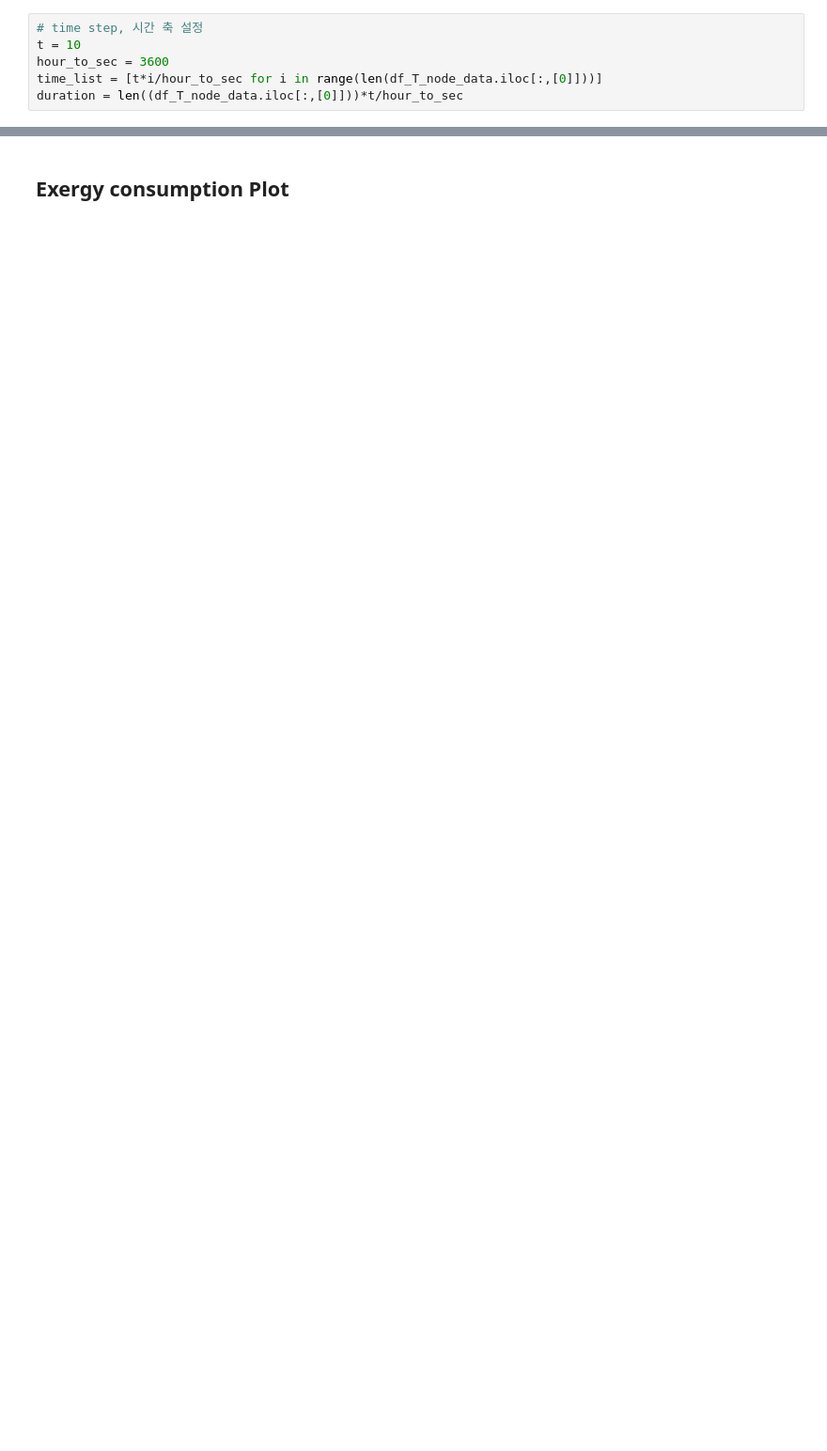
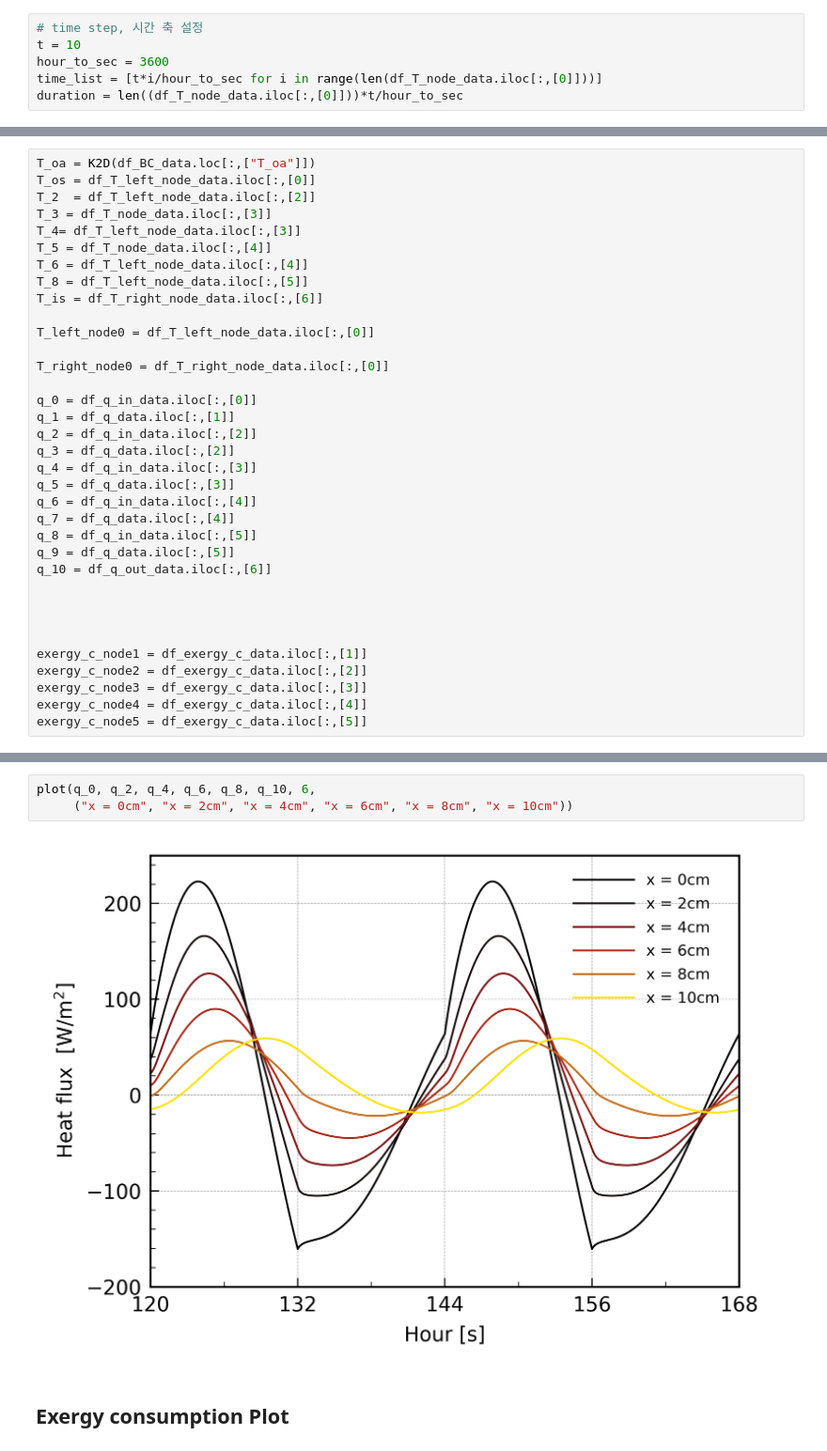
Before and after one commit to binbinbon/CAP_project, a Jupyter notebook: coding/엑서지 플랏.ipynb, the cells around one changed output, grey strips where cells are left out. Shown at 94% size. Saved outputs shown, nothing was run; the diff lists cells and outputs as text; blank space fills up the shorter version.

```diff
--- a/coding/엑서지 플랏.ipynb
+++ b/coding/엑서지 플랏.ipynb
@@ -127,0 +110,35 @@ exergy_c_node4 = df_exergy_c_data.iloc[:,[5]]
+# %%
+T_oa = K2D(df_BC_data.loc[:,["T_oa"]])
+T_os = df_T_left_node_data.iloc[:,[0]]
+T_2  = df_T_left_node_data.iloc[:,[2]]
+T_3 = df_T_node_data.iloc[:,[3]]
+T_4= df_T_left_node_data.iloc[:,[3]]
+T_5 = df_T_node_data.iloc[:,[4]]
+T_6 = df_T_left_node_data.iloc[:,[4]]
+T_8 = df_T_left_node_data.iloc[:,[5]]
+T_is = df_T_right_node_data.iloc[:,[6]]
+
+T_left_node0 = df_T_left_node_data.iloc[:,[0]]
+
+T_right_node0 = df_T_right_node_data.iloc[:,[0]]
+
+q_0 = df_q_in_data.iloc[:,[0]]
+q_1 = df_q_data.iloc[:,[1]]
+q_2 = df_q_in_data.iloc[:,[2]]
+q_3 = df_q_data.iloc[:,[2]]
+q_4 = df_q_in_data.iloc[:,[3]]
+q_5 = df_q_data.iloc[:,[3]]
+q_6 = df_q_in_data.iloc[:,[4]]
+q_7 = df_q_data.iloc[:,[4]]
+q_8 = df_q_in_data.iloc[:,[5]]
+q_9 = df_q_data.iloc[:,[5]]
+q_10 = df_q_out_data.iloc[:,[6]]
+
+
+
+
+exergy_c_node1 = df_exergy_c_data.iloc[:,[1]]
+exergy_c_node2 = df_exergy_c_data.iloc[:,[2]]
+exergy_c_node3 = df_exergy_c_data.iloc[:,[3]]
+exergy_c_node4 = df_exergy_c_data.iloc[:,[4]]
+exergy_c_node5 = df_exergy_c_data.iloc[:,[5]]
@@ -128,3 +390,8 @@ exergy_c_node4 = df_exergy_c_data.iloc[:,[5]]
+# %%
+plot(q_0, q_2, q_4, q_6, q_8, q_10, 6,
+     ("x = 0cm", "x = 2cm", "x = 4cm", "x = 6cm", "x = 8cm", "x = 10cm"))
+# %% [output]
+[figure, added]
 # %% [markdown]
 ## Exergy consumption Plot
 # %%
```
Also changed, not shown: parts of 14 cells of this notebook, 2 other files.
